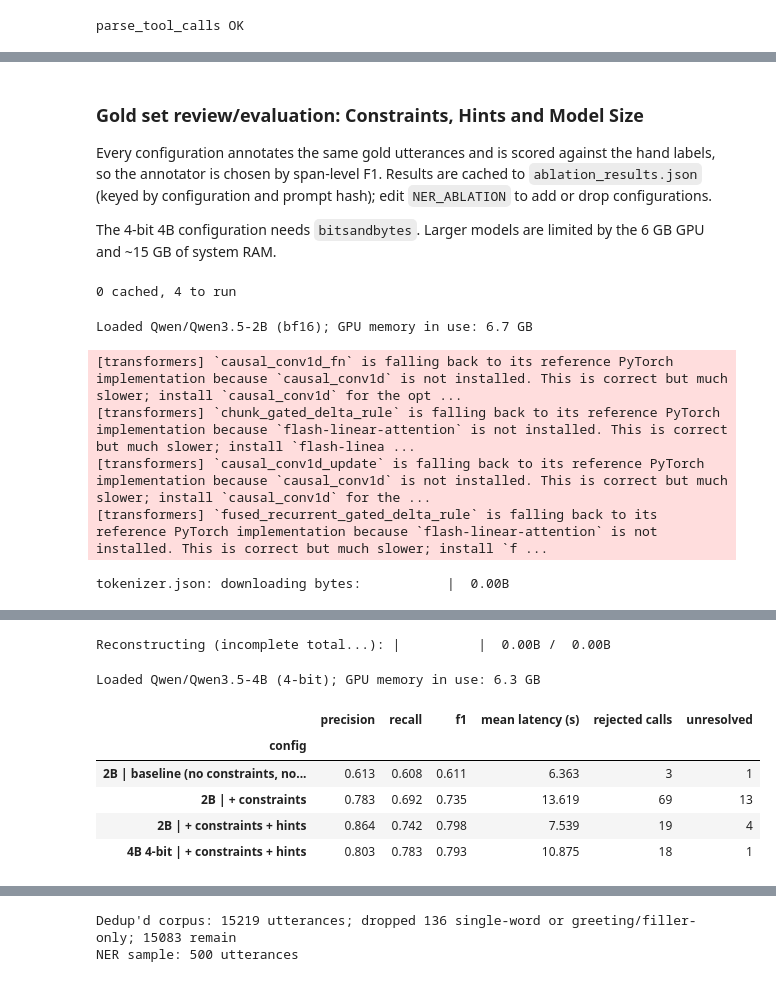
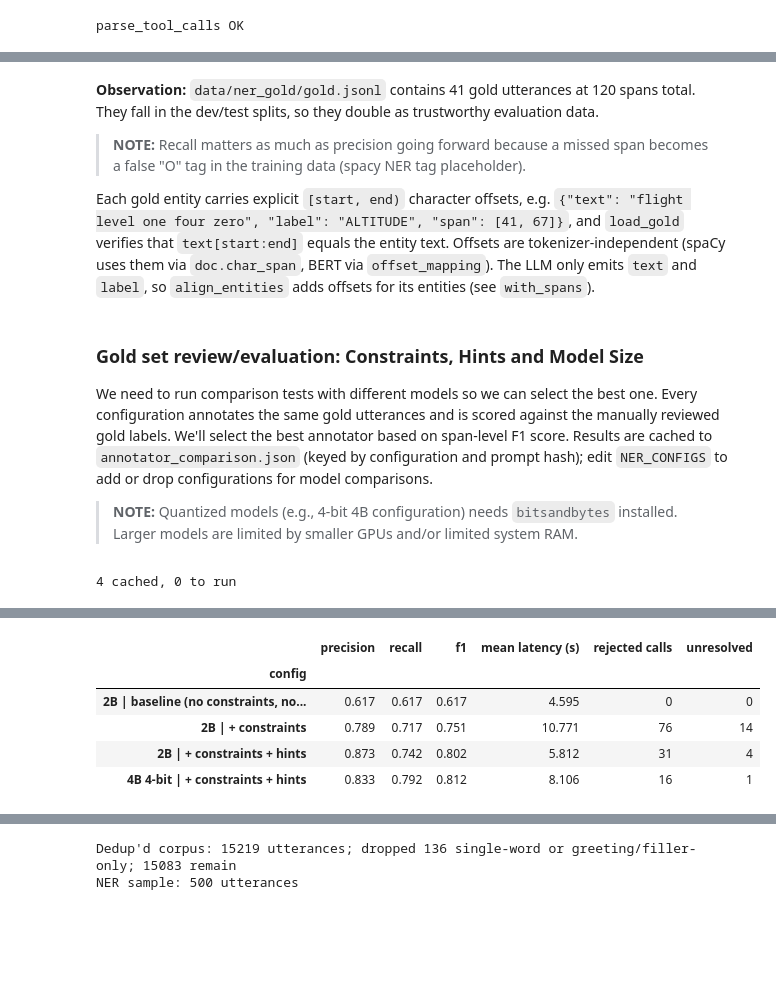
Before and after one commit to BrettFX/UMBC-DATA606-Capstone, a Jupyter notebook: notebooks/machine_learning.ipynb, the cells around one changed output, grey strips where cells are left out. Cells and saved outputs as stored; diff of their text form; code cells hidden in the pictures; blank space fills up the shorter version.

```diff
--- a/notebooks/machine_learning.ipynb
+++ b/notebooks/machine_learning.ipynb
@@ -1175,7 +1192,7 @@ from transformers import AutoModelForCausalLM, AutoTokenizer, BitsAndBytesConfig
 
 from preprocessing.vocab import ATC_COMMAND_VERBS, KNOWN_CALLSIGN_WORDS
 
-# Annotator used for the production run below (chosen from the ablation results).
+# Annotator used for the production run below (chosen from the comparison results).
 NER_MODEL_ID = "Qwen/Qwen3.5-4B"
 NER_LOAD_IN_4BIT = True   # 4-bit (bitsandbytes) lets a larger model fit the 6 GB GPU
 NER_USE_CONSTRAINTS = True
@@ -1186,7 +1203,7 @@ NER_SECOND_MODEL_ID = "Qwen/Qwen3.5-2B"
 NER_SECOND_LOAD_IN_4BIT = False
 NER_EXCLUDE_NEEDS_REVIEW = True  # quarantine doubtful utterances from the exported training data
 
-# Bump when check_constraints / rule_candidates change, so cached annotations and ablation rows are not reused.
+# Bump when check_constraints / rule_candidates change, so cached annotations and comparison rows are not reused.
 RULES_VERSION = "2"
 
 # Scale toggle: small stratified sample while prototyping; None = full corpus.
@@ -1198,7 +1215,7 @@ NER_MAX_TURNS = 3         # generate -> validate -> feed errors back, at most th
 NER_MAX_NEW_TOKENS = 256
 
 NER_DIR = os.path.join(os.getcwd(), "..", "data", "processed", "ner_dataset")
-NER_ABLATION_PATH = os.path.join(NER_DIR, "ablation_results.json")
+NER_COMPARISON_PATH = os.path.join(NER_DIR, "annotator_comparison.json")
 NER_GOLD_PATH = os.path.join(os.getcwd(), "..", "data", "ner_gold", "gold.jsonl")  # hand-labeled, tracked
 os.makedirs(NER_DIR, exist_ok=True)
 # %% [markdown]
@@ -1605,0 +1640,4 @@ Each gold entity carries explicit `[start, end)` character offsets, e.g. `{"text
+# %%
+# Inspect the gold labels located at data/ner_gold/gold.jsonl
+with open(NER_GOLD_PATH, "r", encoding="utf-8") as f:
+    gold_utterances = [json.loads(line) for line in f]
@@ -1605,0 +1655,6 @@ Each gold entity carries explicit `[start, end)` character offsets, e.g. `{"text
+# %%
+print("=== GOLD UTTERANCES ===")
+for u in gold_utterances[:3]:
+    print(f"{u['utterance_id']}: {u['text']}")
+    for e in u["entities"]:
+        print(f"  {e['label']}: {e['text']} (span={e.get('span')})")
@@ -1605,0 +1674,7 @@ Each gold entity carries explicit `[start, end)` character offsets, e.g. `{"text
+# %%
+# Get count total spans and amount of each label in the gold utterances
+gold_label_counts = Counter(e["label"] for u in gold_utterances for e in u["entities"])
+print("=== GOLD LABEL COUNTS ===")
+for label, count in gold_label_counts.items():
+    print(f"{label}: {count}")
+print("Total spans:", sum(gold_label_counts.values()))
@@ -1644,14 +1732,20 @@ pd.Series(Counter(e["label"] for g in gold.values() for e in g["entities"])).rei
 41 gold utterances, 120 spans
 |  | CALLSIGN | RUNWAY | ALTITUDE | HEADING | FREQUENCY | SQUAWK | COMMAND | WAYPOINT | FACILITY |
 | gold spans | 40 | 3 | 16 | 4 | 6 | 2 | 37 | 4 | 8 |
+# %% [markdown]
+**Observation:** `data/ner_gold/gold.jsonl` contains 41 gold utterances at 120 spans total. They fall in the dev/test splits, so they double as trustworthy evaluation data.
+
+> **NOTE:** Recall matters as much as precision going forward because a missed span becomes a false "O" tag in the training data (spacy NER tag placeholder).
+
+Each gold entity carries explicit `[start, end)` character offsets, e.g. `{"text": "flight level one four zero", "label": "ALTITUDE", "span": [41, 67]}`, and `load_gold` verifies that `text[start:end]` equals the entity text. Offsets are tokenizer-independent (spaCy uses them via `doc.char_span`, BERT via `offset_mapping`). The LLM only emits `text` and `label`, so `align_entities` adds offsets for its entities (see `with_spans`).
 # %% [markdown]
 ### Gold set review/evaluation: Constraints, Hints and Model Size
 
-Every configuration annotates the same gold utterances and is scored against the hand labels, so the annotator is chosen by span-level F1. Results are cached to `ablation_results.json` (keyed by configuration and prompt hash); edit `NER_ABLATION` to add or drop configurations.
+We need to run comparison tests with different models so we can select the best one. Every configuration annotates the same gold utterances and is scored against the manually reviewed gold labels. We'll select the best annotator based on span-level F1 score. Results are cached to `annotator_comparison.json` (keyed by configuration and prompt hash); edit `NER_CONFIGS` to add or drop configurations for model comparisons.
 
-The 4-bit 4B configuration needs `bitsandbytes`. Larger models are limited by the 6 GB GPU and ~15 GB of system RAM.
+> **NOTE:** Quantized models (e.g., 4-bit 4B configuration) needs `bitsandbytes` installed. Larger models are limited by smaller GPUs and/or limited system RAM.
 # %%
-NER_ABLATION = [
+NER_CONFIGS = [
     dict(name="2B | baseline (no constraints, no hints)", model="Qwen/Qwen3.5-2B", q4=False, constraints=False, hints=False),
     dict(name="2B | + constraints", model="Qwen/Qwen3.5-2B", q4=False, constraints=True, hints=False),
     dict(name="2B | + constraints + hints", model="Qwen/Qwen3.5-2B", q4=False, constraints=True, hints=True),
@@ -1672,9 +1766,9 @@ def cfg_signature(cfg: dict) -> str:
     return config_signature(cfg["model"], cfg["q4"], cfg["constraints"], cfg["hints"])
 
 
-ablation_cache = json.load(open(NER_ABLATION_PATH)) if os.path.exists(NER_ABLATION_PATH) else {}
-todo_cfgs = [c for c in NER_ABLATION if ablation_cache.get(c["name"], {}).get("signature") != cfg_signature(c)]
-print(f"{len(NER_ABLATION) - len(todo_cfgs)} cached, {len(todo_cfgs)} to run")
+comparison_cache = json.load(open(NER_COMPARISON_PATH)) if os.path.exists(NER_COMPARISON_PATH) else {}
+todo_cfgs = [c for c in NER_CONFIGS if comparison_cache.get(c["name"], {}).get("signature") != cfg_signature(c)]
+print(f"{len(NER_CONFIGS) - len(todo_cfgs)} cached, {len(todo_cfgs)} to run")
 
 loaded = None  # (model_id, q4) of the model currently in memory
 for cfg in sorted(todo_cfgs, key=lambda c: (c["model"], c["q4"])):
@@ -1688,32 +1782,26 @@ for cfg in sorted(todo_cfgs, key=lambda c: (c["model"], c["q4"])):
                                use_constraints=cfg["constraints"], use_hints=cfg["hints"])
         preds[uid] = [e.model_dump() for e in r.entities]
         results.append(r)
-    ablation_cache[cfg["name"]] = {
+    comparison_cache[cfg["name"]] = {
         "signature": cfg_signature(cfg), "preds": preds,
         "mean_latency_s": float(np.mean([r.latency_s for r in results])),
         "rejected_calls": int(sum(r.n_rejected for r in results)),
         "unresolved": int(sum(not r.ok for r in results)),
     }
-    json.dump(ablation_cache, open(NER_ABLATION_PATH, "w"))
+    json.dump(comparison_cache, open(NER_COMPARISON_PATH, "w"))
 ner_model = ner_tokenizer = None
 gc.collect(); torch.cuda.empty_cache()
 
 rows, per_label = [], {}
-for cfg in NER_ABLATION:
-    res = ablation_cache[cfg["name"]]
+for cfg in NER_CONFIGS:
+    res = comparison_cache[cfg["name"]]
     sc = score_spans(gold, res["preds"])
     per_label[cfg["name"]] = sc["f1"]
     rows.append({"config": cfg["name"], "precision": sc.loc["ALL", "precision"], "recall": sc.loc["ALL", "recall"],
                  "f1": sc.loc["ALL", "f1"], "mean latency (s)": res["mean_latency_s"],
                  "rejected calls": res["rejected_calls"], "unresolved": res["unresolved"]})
-ablation_df = pd.DataFrame(rows).set_index("config").round(3)
-display(ablation_df)
+comparison_df = pd.DataFrame(rows).set_index("config").round(3)
+display(comparison_df)
 display(pd.DataFrame(per_label).drop(index="ALL").round(2))
 # %% [output]
-0 cached, 4 to run
+4 cached, 0 to run
-Loaded Qwen/Qwen3.5-2B (bf16); GPU memory in use: 6.7 GB
-[transformers] `causal_conv1d_fn` is falling back to its reference PyTorch implementation because `causal_conv1d` is not installed. This is correct but much slower; install `causal_conv1d` for the opt ...
-[transformers] `chunk_gated_delta_rule` is falling back to its reference PyTorch implementation because `flash-linear-attention` is not installed. This is correct but much slower; install `flash-linea ...
-[transformers] `causal_conv1d_update` is falling back to its reference PyTorch implementation because `causal_conv1d` is not installed. This is correct but much slower; install `causal_conv1d` for the ...
-[transformers] `fused_recurrent_gated_delta_rule` is falling back to its reference PyTorch implementation because `flash-linear-attention` is not installed. This is correct but much slower; install `f ...
-tokenizer.json: downloading bytes:           |  0.00B
@@ -1721,9 +1808,7 @@ Downloading bytes:           |  0.00B
-Reconstructing (incomplete total...): |          |  0.00B /  0.00B
-Loaded Qwen/Qwen3.5-4B (4-bit); GPU memory in use: 6.3 GB
 |  | precision | recall | f1 | mean latency (s) | rejected calls | unresolved |
 | config |  |  |  |  |  |  |
-| 2B | baseline (no constraints, no... | 0.613 | 0.608 | 0.611 | 6.363 | 3 | 1 |
-| 2B | + constraints | 0.783 | 0.692 | 0.735 | 13.619 | 69 | 13 |
-| 2B | + constraints + hints | 0.864 | 0.742 | 0.798 | 7.539 | 19 | 4 |
-| 4B 4-bit | + constraints + hints | 0.803 | 0.783 | 0.793 | 10.875 | 18 | 1 |
+| 2B | baseline (no constraints, no... | 0.617 | 0.617 | 0.617 | 4.595 | 0 | 0 |
+| 2B | + constraints | 0.789 | 0.717 | 0.751 | 10.771 | 76 | 14 |
+| 2B | + constraints + hints | 0.873 | 0.742 | 0.802 | 5.812 | 31 | 4 |
+| 4B 4-bit | + constraints + hints | 0.833 | 0.792 | 0.812 | 8.106 | 16 | 1 |
 |  | 2B | baseline (no constraints, no... | 2B | + constraints | 2B | + constraints + hints | 4B 4-bit | + constraints + hints |
```
Also changed, not shown: parts of 63 cells of this notebook, 17 other files.
